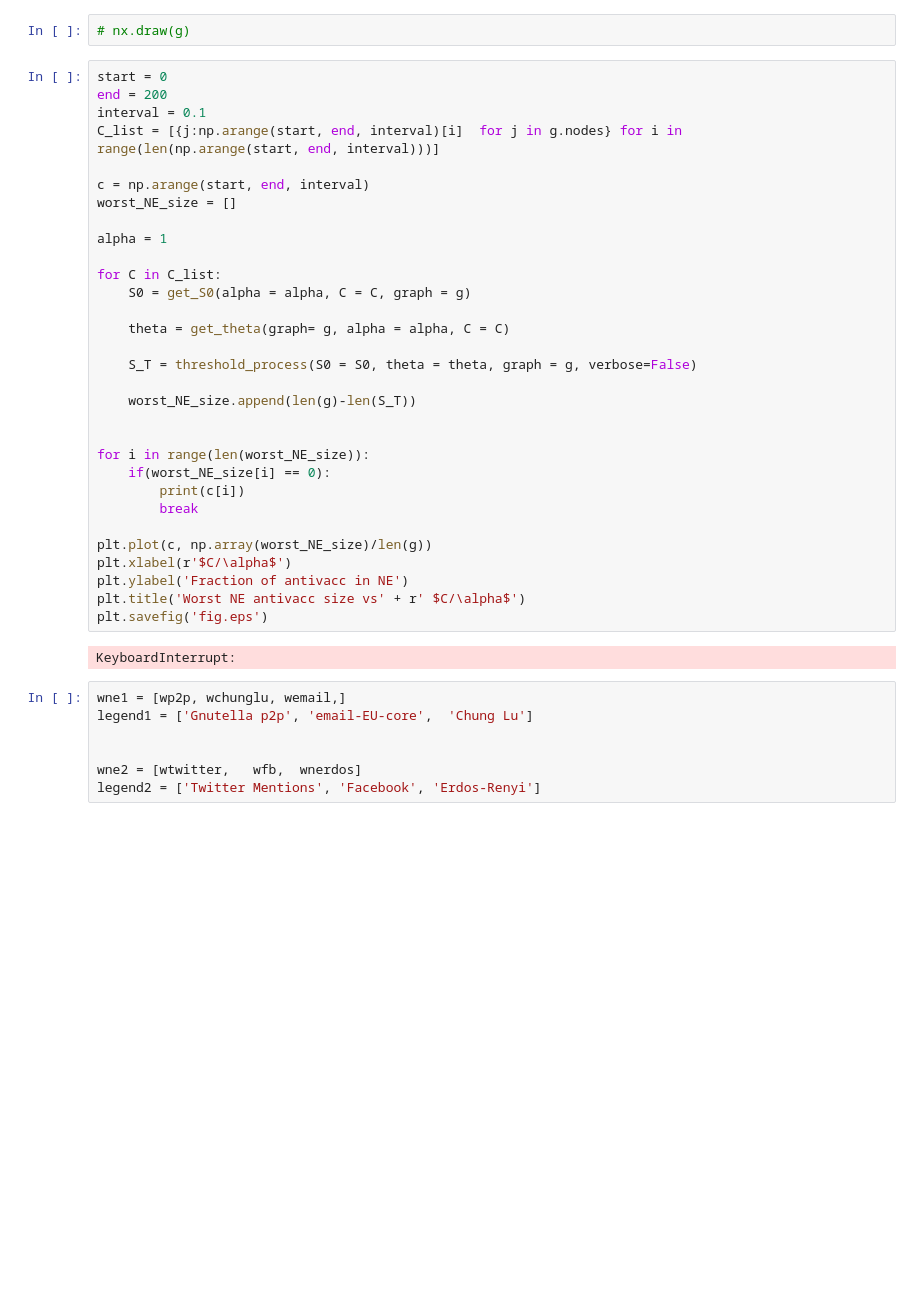
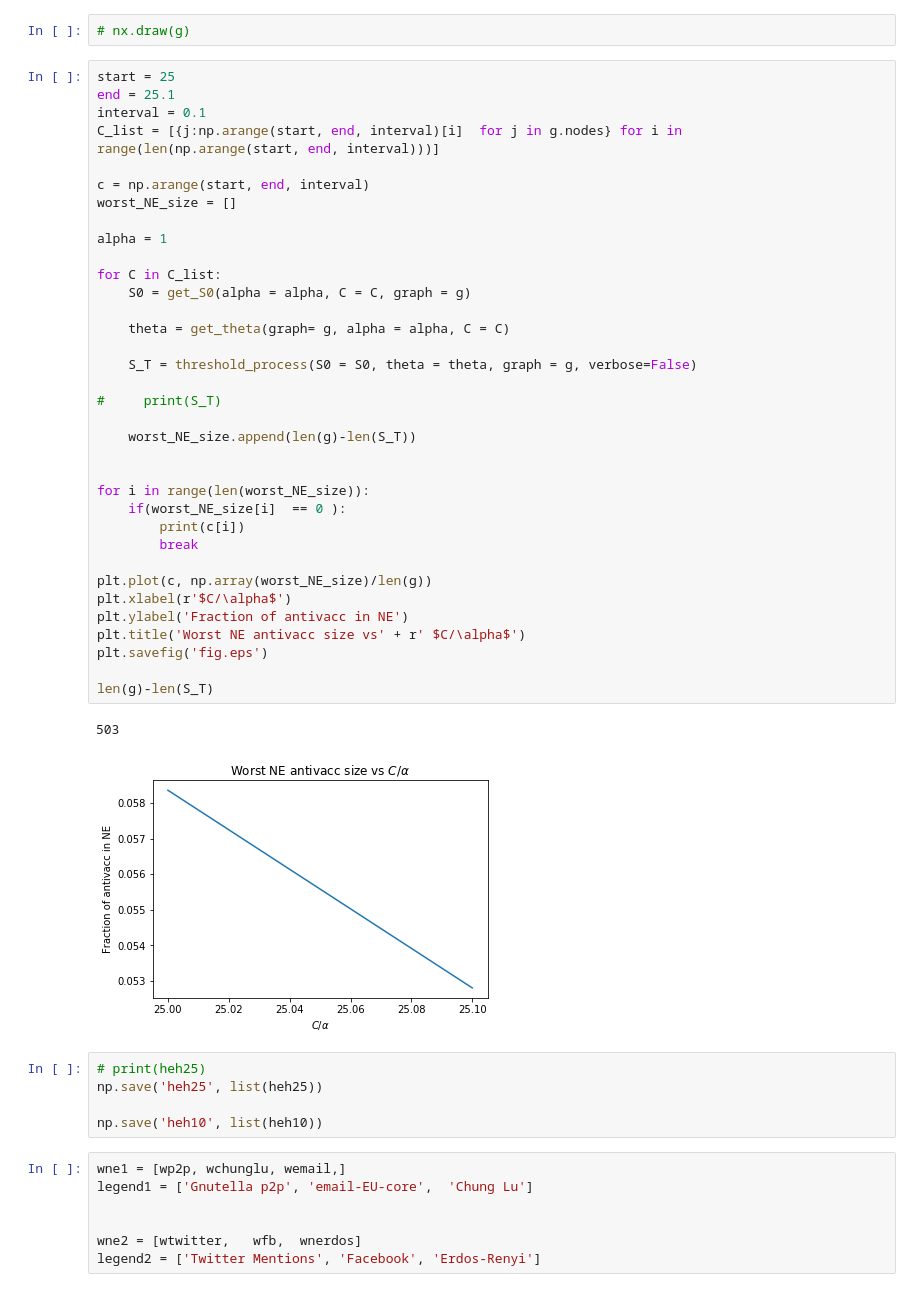
Before and after one commit to ahsantarique/Antivaccine-Sentiment, a Jupyter notebook: Src/threshold_diffusion.ipynb, the cells around one changed output. Drawn from its saved outputs; the diff is of its cells as text; blank space fills up the shorter version.

```diff
--- a/Src/threshold_diffusion.ipynb
+++ b/Src/threshold_diffusion.ipynb
@@ -129,38 +133,48 @@ NetworkXNotImplemented: not implemented for directed type
 # %%
 # nx.draw(g)
 # %%
-start = 0
-end = 200
+start = 25
+end = 25.1
 interval = 0.1
 C_list = [{j:np.arange(start, end, interval)[i]  for j in g.nodes} for i in range(len(np.arange(start, end, interval)))]
 
 c = np.arange(start, end, interval)
 worst_NE_size = []
 
 alpha = 1
 
 for C in C_list:
     S0 = get_S0(alpha = alpha, C = C, graph = g)
 
     theta = get_theta(graph= g, alpha = alpha, C = C)
 
     S_T = threshold_process(S0 = S0, theta = theta, graph = g, verbose=False)
 
+#     print(S_T)
+
     worst_NE_size.append(len(g)-len(S_T))
 
 
 for i in range(len(worst_NE_size)):
-    if(worst_NE_size[i] == 0):
+    if(worst_NE_size[i]  == 0 ):
         print(c[i])
         break
 
 plt.plot(c, np.array(worst_NE_size)/len(g))
 plt.xlabel(r'$C/\alpha$')
 plt.ylabel('Fraction of antivacc in NE')
 plt.title('Worst NE antivacc size vs' + r' $C/\alpha$')
 plt.savefig('fig.eps')
+
+len(g)-len(S_T)
 # %% [output]
-KeyboardInterrupt:
+503
+[figure, added]
+# %%
+# print(heh25)
+np.save('heh25', list(heh25))
+
+np.save('heh10', list(heh10))
 # %%
 wne1 = [wp2p, wchunglu, wemail,]
 legend1 = ['Gnutella p2p', 'email-EU-core',  'Chung Lu']
```
Also changed, not shown: parts of 11 cells of this notebook, 16 other files.
